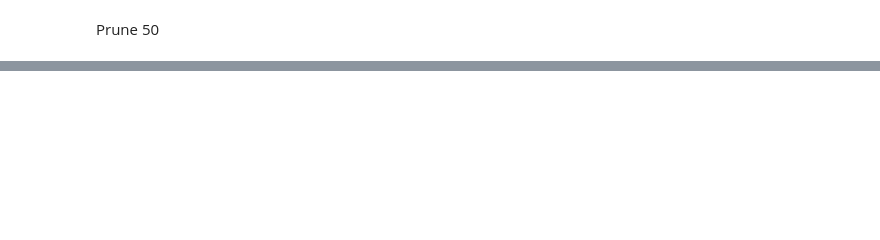
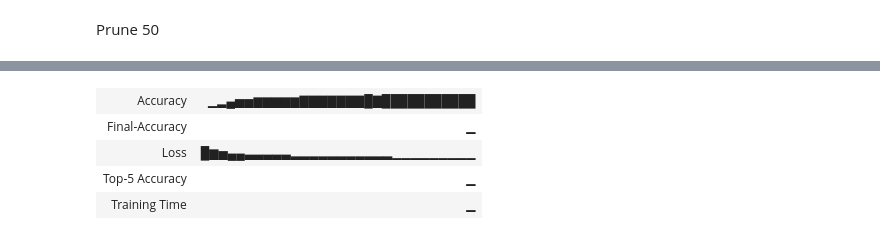
Before and after one commit to prasangadhungel/Data-Pruning-with-Extrapolated-Scores, a Jupyter notebook: notebooks/neural_scaling.ipynb, the cells around one changed output, grey strips where cells are left out. Saved outputs shown, nothing was run; the diff lists cells and outputs as text; code cells hidden in the pictures; blank space fills up the shorter version.

```diff
--- a/notebooks/neural_scaling.ipynb
+++ b/notebooks/neural_scaling.ipynb
@@ -664,0 +674,95 @@ Files already downloaded and verified
+# %%
+wandb.init(project='cifar10_pruning', name='unpruned-again')
+train_folder = "./cifar10_data"
+
+trainset = datasets.ImageFolder(train_folder, transform=transform_train)
+trainloader = torch.utils.data.DataLoader(
+    trainset, batch_size=128, shuffle=True, num_workers=2)
+
+testset = torchvision.datasets.CIFAR10(
+    root='./data', train=False, download=True, transform=transform_test)
+testloader = torch.utils.data.DataLoader(
+    testset, batch_size=100, shuffle=False, num_workers=2)
+
+# Initialize the ConvNet model
+net = ResNet18().to(device)
+# Define the loss function and optimizer
+criterion = nn.CrossEntropyLoss()
+optimizer = optim.Adam(net.parameters(), lr=0.001)
+scheduler = torch.optim.lr_scheduler.CosineAnnealingLR(optimizer, T_max=200)
+
+# Train the ConvNet
+start_time = time.time()
+for epoch in range(30):  # Adjust the number of epochs as needed
+    running_loss = 0.0
+    for i, data in enumerate(trainloader, 0):
+        inputs, labels = data
+
+
+        inputs, labels = inputs.to(device), labels.to(device)
+
+        optimizer.zero_grad()
+
+        outputs = net(inputs)
+        loss = criterion(outputs, labels)
+        loss.backward()
+        optimizer.step()
+
+        running_loss += loss.item()
+        printed = False
+        if i % 200 == 199:  # Print every 200 mini-batches
+            printed = True
+            print("[%d, %5d] loss: %.3f" % (epoch + 1, i + 1, running_loss / 200))
+            wandb.log({"Loss": running_loss / 200}, step=epoch * len(trainloader) + i)
+            # Log the loss to wandb, so that we can visualize it
+            running_loss = 0.0
+            step_val = epoch * len(trainloader) + i + 1
+
+        if len(trainloader) < 199 and not printed:
+            if i % 100 == 99:
+                print("[%d, %5d] loss: %.3f" % (epoch + 1, i + 1, running_loss / 100))
+                wandb.log({"Loss": running_loss / 100}, step=epoch * len(trainloader) + i)
+                # Log the loss to wandb, so that we can visualize it
+                running_loss = 0.0
+                step_val = epoch * len(trainloader) + i + 1
+
+    correct = 0
+    total = 0
+    with torch.no_grad():
+        for data in testloader:
+            images, labels = data
+            images, labels = images.to(device), labels.to(device)
+
+            outputs = net(images)
+            _, predicted = torch.max(outputs.data, 1)
+            total += labels.size(0)
+            correct += (predicted == labels).sum().item()
+    accuracy = 100 * correct / total
+    print('[epoch:%d,  accuracy: %.3f' % (epoch + 1, accuracy))
+    wandb.log({"Accuracy": accuracy}, step=step_val)
+
+    scheduler.step()
+
+
+end_time = time.time()
+training_time = end_time - start_time
+
+# Test the ConvNet on the test set
+correct = 0
+total = 0
+top5_correct = 0
+with torch.no_grad():
+    for data in testloader:
+        images, labels = data
+        images, labels = images.to(device), labels.to(device)
+        outputs = net(images)
+        _, predicted = torch.max(outputs.data, 1)
+        _, top5_predicted = torch.topk(outputs.data, 5, dim=1)
+        total += labels.size(0)
+        correct += (predicted == labels).sum().item()
+        top5_correct += (top5_predicted == labels.view(-1, 1)).sum().item()
+
+accuracy = 100 * correct / total
+top5_accuracy = 100 * top5_correct / total
+wandb.log({"Final-Accuracy": accuracy, "Top-5 Accuracy": top5_accuracy, "Training Time": training_time})
+# %% [output]
@@ -664,0 +771,5 @@ Files already downloaded and verified
+| Accuracy | ▁▂▄▅▅▆▆▆▆▆▇▇▇▇▇▇▇█▇███████████ |
+| Final-Accuracy | ▁ |
+| Loss | █▆▅▄▄▃▃▃▃▃▂▂▂▂▂▂▂▂▂▂▂▁▁▁▁▁▁▁▁▁ |
+| Top-5 Accuracy | ▁ |
+| Training Time | ▁ |
```
Also changed, not shown: parts of 15 cells of this notebook, 3 other files.
